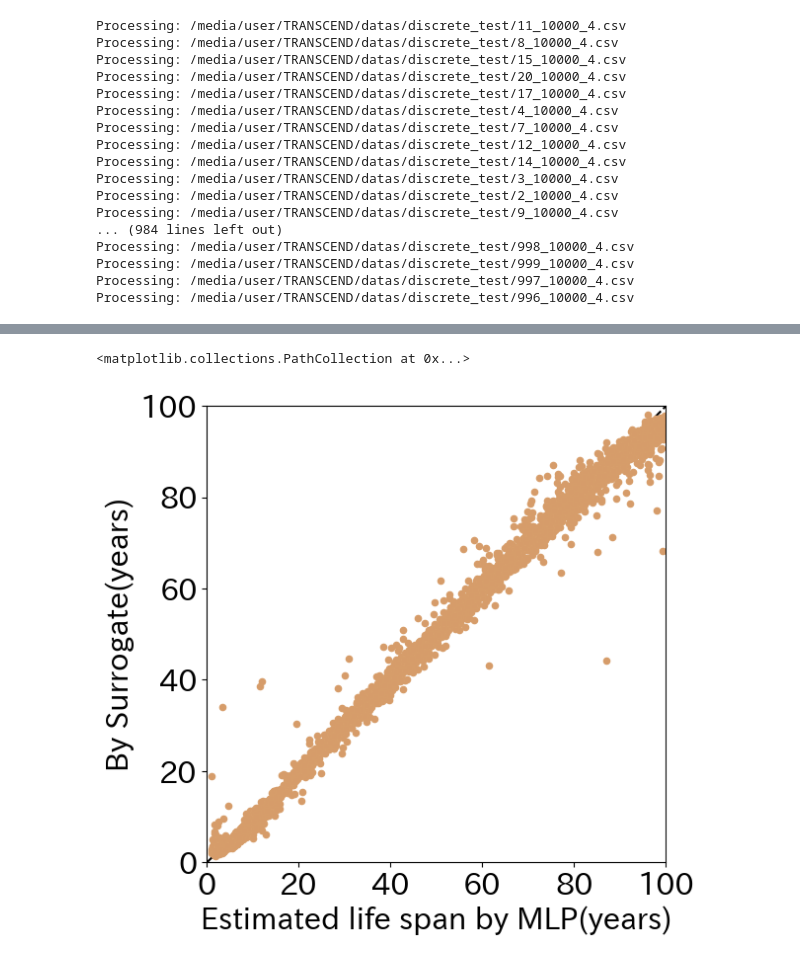
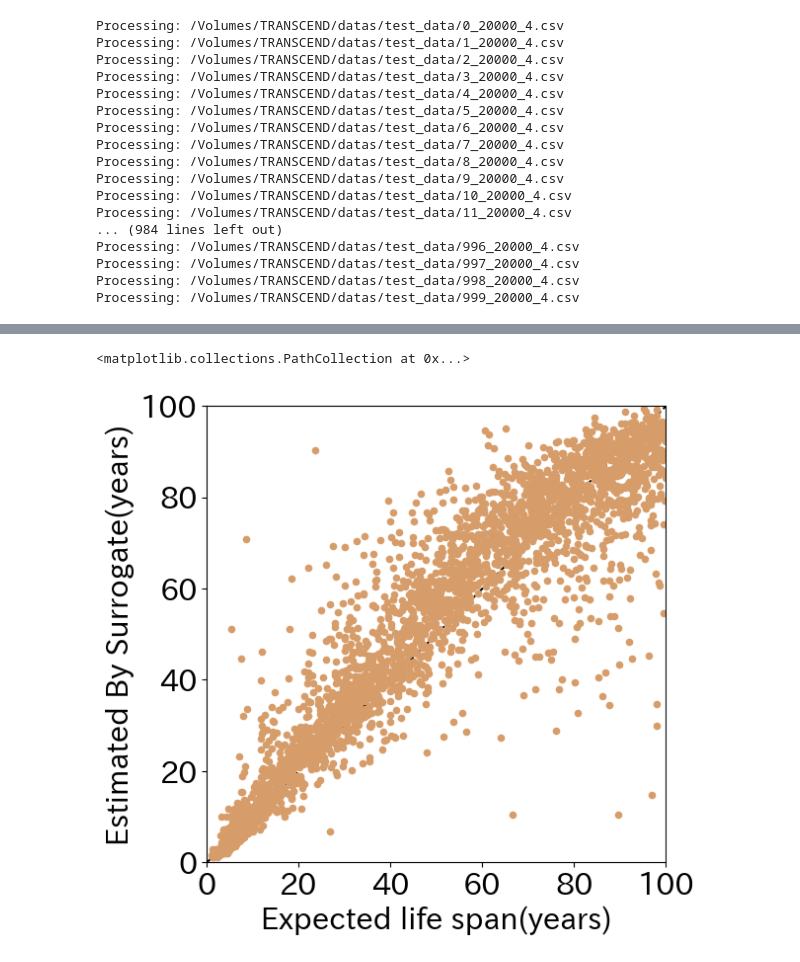
Before and after one commit to natsuki0720/CTMCxDeepSets_portfolio, a Jupyter notebook: notebooks/evaluate_mixed_model.ipynb, the cells around one changed output, grey strips where cells are left out. Cells and saved outputs as stored; diff of their text form; code cells hidden in the pictures.

```diff
--- a/notebooks/evaluate_mixed_model.ipynb
+++ b/notebooks/evaluate_mixed_model.ipynb
@@ -17,7 +17,8 @@ plt.rcParams["font.size"] = 22
 np.set_printoptions(suppress=True)
 # %%
 # load virtual data
-data_dir = "/media/user/TRANSCEND/datas/discrete_test"
+data_dir = "/Volumes/TRANSCEND/datas/discrete_test"
+data_dir = "/Volumes/TRANSCEND/datas/test_data"
 test_states = []
 test_del_t = []
 test_targets = []
@@ -71,27 +72,27 @@ test_dataset = varSets_Datasets(test_states, test_del_t, test_targets)
 test_dataloader = DataLoader(test_dataset, batch_size=1, shuffle=False, collate_fn=collate_fn)
 data_iter = iter(test_dataloader)
 # %% [output]
-Processing: /media/user/TRANSCEND/datas/discrete_test/11_10000_4.csv
-Processing: /media/user/TRANSCEND/datas/discrete_test/8_10000_4.csv
-Processing: /media/user/TRANSCEND/datas/discrete_test/15_10000_4.csv
-Processing: /media/user/TRANSCEND/datas/discrete_test/20_10000_4.csv
-Processing: /media/user/TRANSCEND/datas/discrete_test/17_10000_4.csv
-Processing: /media/user/TRANSCEND/datas/discrete_test/4_10000_4.csv
-Processing: /media/user/TRANSCEND/datas/discrete_test/7_10000_4.csv
-Processing: /media/user/TRANSCEND/datas/discrete_test/12_10000_4.csv
-Processing: /media/user/TRANSCEND/datas/discrete_test/14_10000_4.csv
-Processing: /media/user/TRANSCEND/datas/discrete_test/3_10000_4.csv
-Processing: /media/user/TRANSCEND/datas/discrete_test/2_10000_4.csv
-Processing: /media/user/TRANSCEND/datas/discrete_test/9_10000_4.csv
+Processing: /Volumes/TRANSCEND/datas/test_data/0_20000_4.csv
+Processing: /Volumes/TRANSCEND/datas/test_data/1_20000_4.csv
+Processing: /Volumes/TRANSCEND/datas/test_data/2_20000_4.csv
+Processing: /Volumes/TRANSCEND/datas/test_data/3_20000_4.csv
+Processing: /Volumes/TRANSCEND/datas/test_data/4_20000_4.csv
+Processing: /Volumes/TRANSCEND/datas/test_data/5_20000_4.csv
+Processing: /Volumes/TRANSCEND/datas/test_data/6_20000_4.csv
+Processing: /Volumes/TRANSCEND/datas/test_data/7_20000_4.csv
+Processing: /Volumes/TRANSCEND/datas/test_data/8_20000_4.csv
+Processing: /Volumes/TRANSCEND/datas/test_data/9_20000_4.csv
+Processing: /Volumes/TRANSCEND/datas/test_data/10_20000_4.csv
+Processing: /Volumes/TRANSCEND/datas/test_data/11_20000_4.csv
 ... (984 lines left out)
-Processing: /media/user/TRANSCEND/datas/discrete_test/998_10000_4.csv
-Processing: /media/user/TRANSCEND/datas/discrete_test/999_10000_4.csv
-Processing: /media/user/TRANSCEND/datas/discrete_test/997_10000_4.csv
-Processing: /media/user/TRANSCEND/datas/discrete_test/996_10000_4.csv
+Processing: /Volumes/TRANSCEND/datas/test_data/996_20000_4.csv
+Processing: /Volumes/TRANSCEND/datas/test_data/997_20000_4.csv
+Processing: /Volumes/TRANSCEND/datas/test_data/998_20000_4.csv
+Processing: /Volumes/TRANSCEND/datas/test_data/999_20000_4.csv
 # %%
 device = torch.device("cpu")
 model = DeepSets_varSets_forDiagnel(device=device).to(device)
-model.load_state_dict(torch.load("../model_weights/mixed_distribution/mixed_0929.pth"))
+model.load_state_dict(torch.load("../model_weights/mixed_distribution/mixed_0929.pth", map_location=device))
 model.eval()
 # %% [output]
 DeepSets_varSets_forDiagnel(
@@ -143,14 +144,14 @@ df["loss"] = (df["true"] - df["pred"]).abs()
 # %%
 plt.figure(figsize=(6,6))
 x = np.linspace(0, 100, 1000)
 
 plt.xlim(0,100)
 plt.ylim(0,100)
-plt.xlabel("Estimated life span by MLP(years)")
-plt.ylabel("By Surrogate(years)")
+plt.xlabel("Expected life span(years)")
+plt.ylabel("Estimated By Surrogate(years)")
 plt.plot(x,x,color="#000000", linestyle = '--',zorder= 0)
 plt.scatter(df["true"],df["pred"],color = "#d69c6a",edgecolors="#d79e6b",s = 20,  zorder= 1)
 # %% [output]
 <matplotlib.collections.PathCollection at 0x...>
-[figure, old version]
+[figure, new version]
 # %%
```
Also changed, not shown: parts of 2 cells of this notebook, 1 other file.
